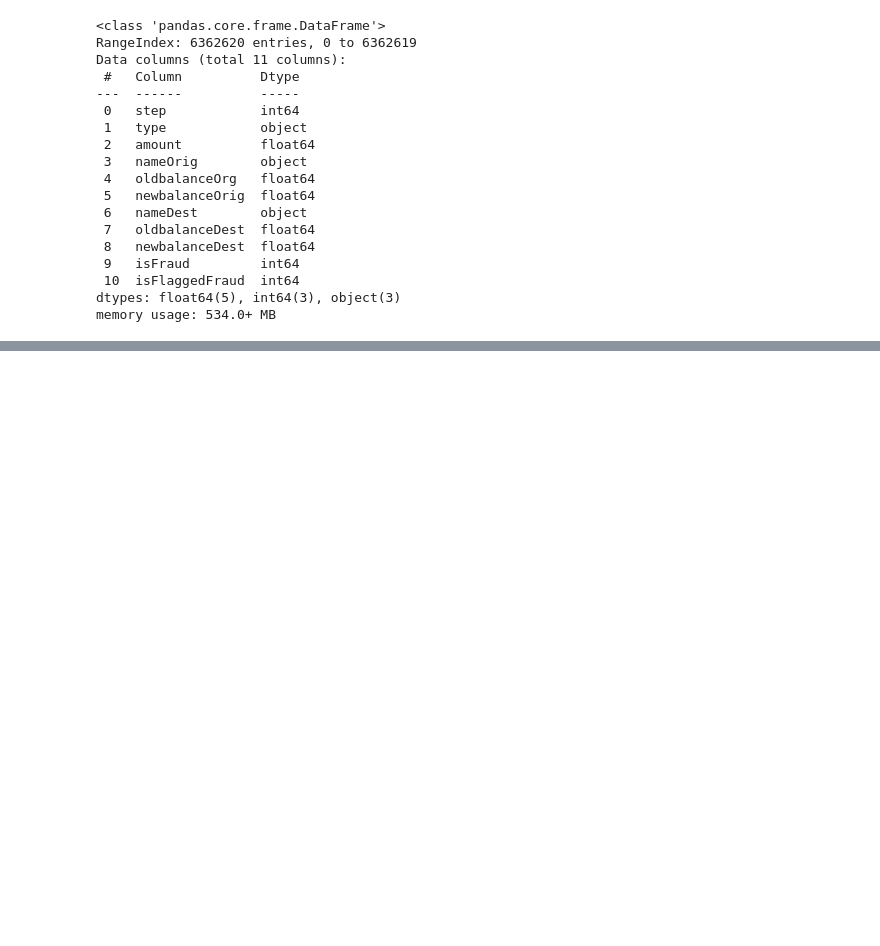
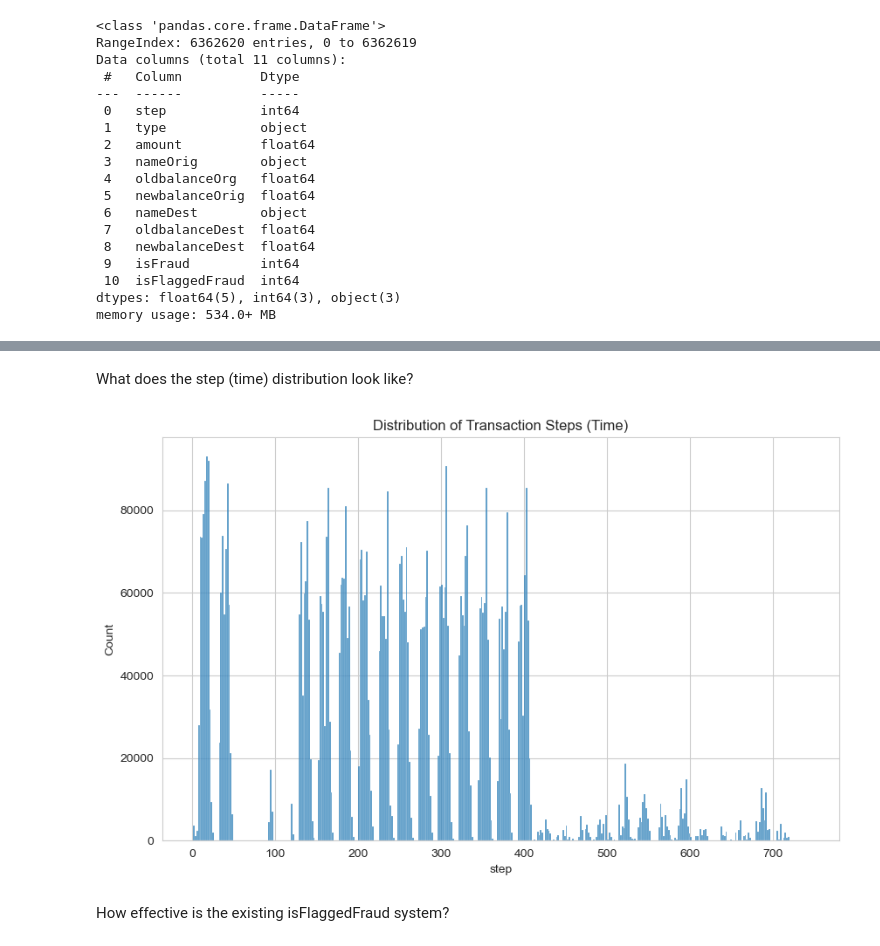
Before and after one commit to ethan27625/FinancialFraudDetection, a Jupyter notebook: EDA.ipynb, the cells around one changed output, grey strips where cells are left out. Cells and saved outputs as stored; diff of their text form; code cells hidden in the pictures; blank space fills up the shorter version.

```diff
--- a/EDA.ipynb
+++ b/EDA.ipynb
@@ -78,0 +212,10 @@ df.describe()
+# %% [markdown]
+What does the step (time) distribution look like?
+# %%
+sns.histplot(data=df, x='step')
+plt.title('Distribution of Transaction Steps (Time)')
+plt.show()
+# %% [output]
+[figure, added]
+# %% [markdown]
+How effective is the existing isFlaggedFraud system?
```
Also changed, not shown: parts of 37 cells of this notebook, 2 other files.
